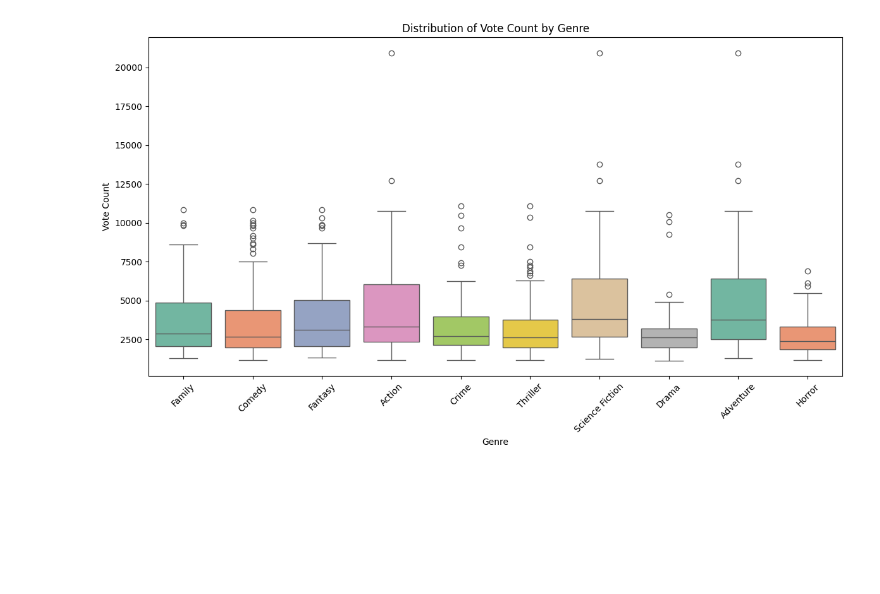
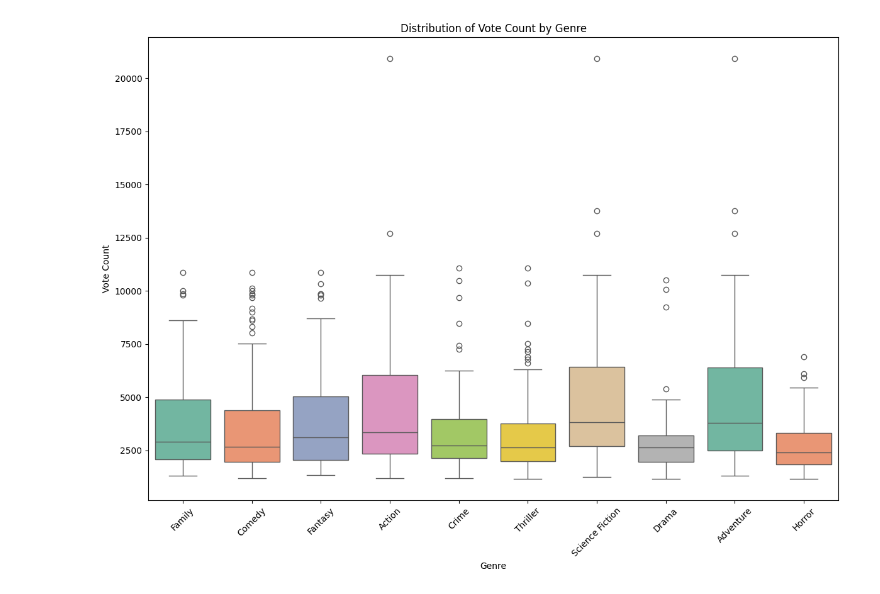
Before and after one commit to LSE-ME204/me204-2025-project-prsnt95, a Jupyter notebook: notebooks/NB03-analysis.ipynb, the cells around one changed output. Drawn from its saved outputs; the diff is of its cells as text; code cells hidden in the pictures; blank space fills up the shorter version.

```diff
--- a/notebooks/NB03-analysis.ipynb
+++ b/notebooks/NB03-analysis.ipynb
@@ -60,25 +70,13 @@ plt.show()
 # %%
-#  5: Box plot of vote_count by genre (log scale)
-plt.figure(figsize=(12, 7))
+plt.figure(figsize=(12, 9))
 sns.boxplot(data=df_exploded[df_exploded['genres'].isin(top_genres)],
             x='genres', y='vote_count', palette='Set2')
-plt.yscale('log')  # vote_count often has long tail
-plt.title("Distribution of Vote Count by Genre (Log Scale)")
+# plt.yscale('log')  # Removed log scale
+plt.title("Distribution of Vote Count by Genre")
 plt.xlabel("Genre")
-plt.ylabel("Vote Count (log)")
+plt.ylabel("Vote Count")
 plt.xticks(rotation=45)
 plt.tight_layout()
 plt.show()
+# %% [output]
+[figure, added]
-# %%
-plt.figure(figsize=(12, 7))
-sns.boxplot(data=df_exploded[df_exploded['genres'].isin(top_genres)],
-            x='genres', y='vote_count', palette='Set2')
-# plt.yscale('log')  # Removed log scale
-plt.title("Distribution of Vote Count by Genre")
-plt.xlabel("Genre")
-plt.ylabel("Vote Count")
-plt.xticks(rotation=45)
-plt.tight_layout()
-plt.show()
-# %% [output]
-[figure, removed]
```
Also changed, not shown: parts of 21 cells of this notebook, 5 other files.
